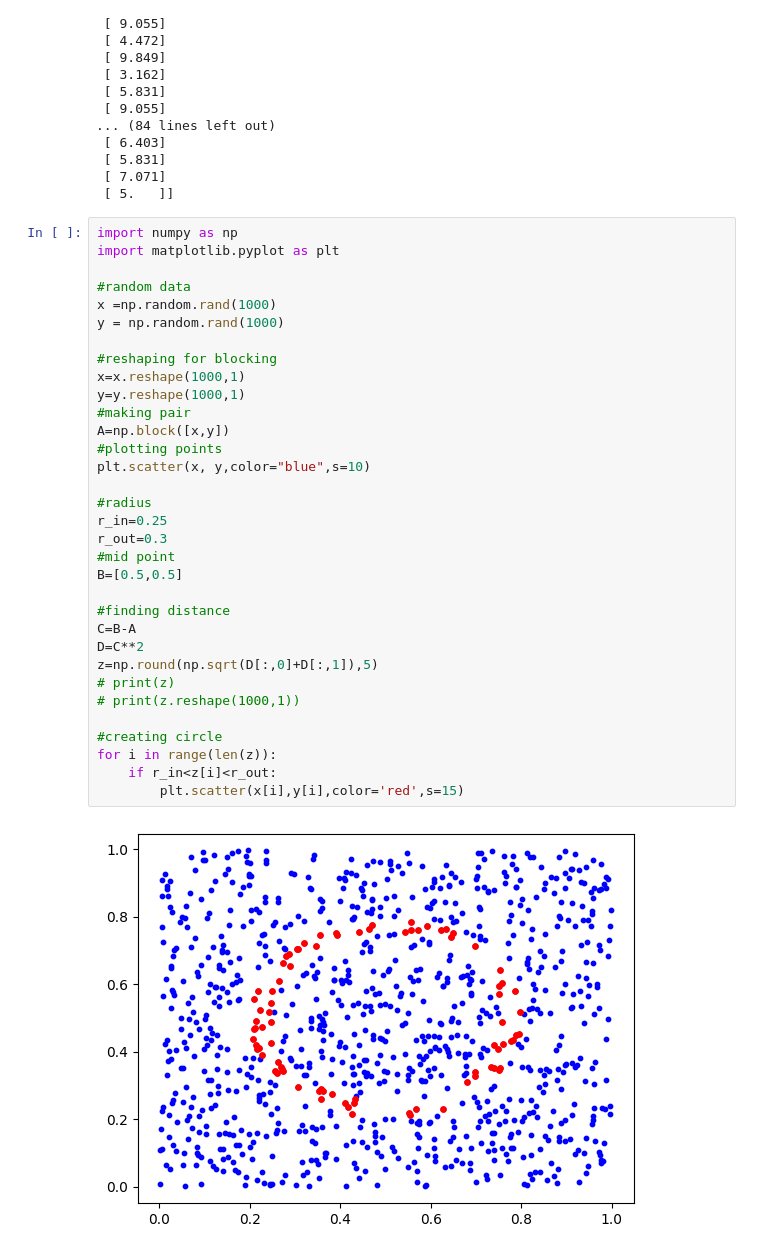
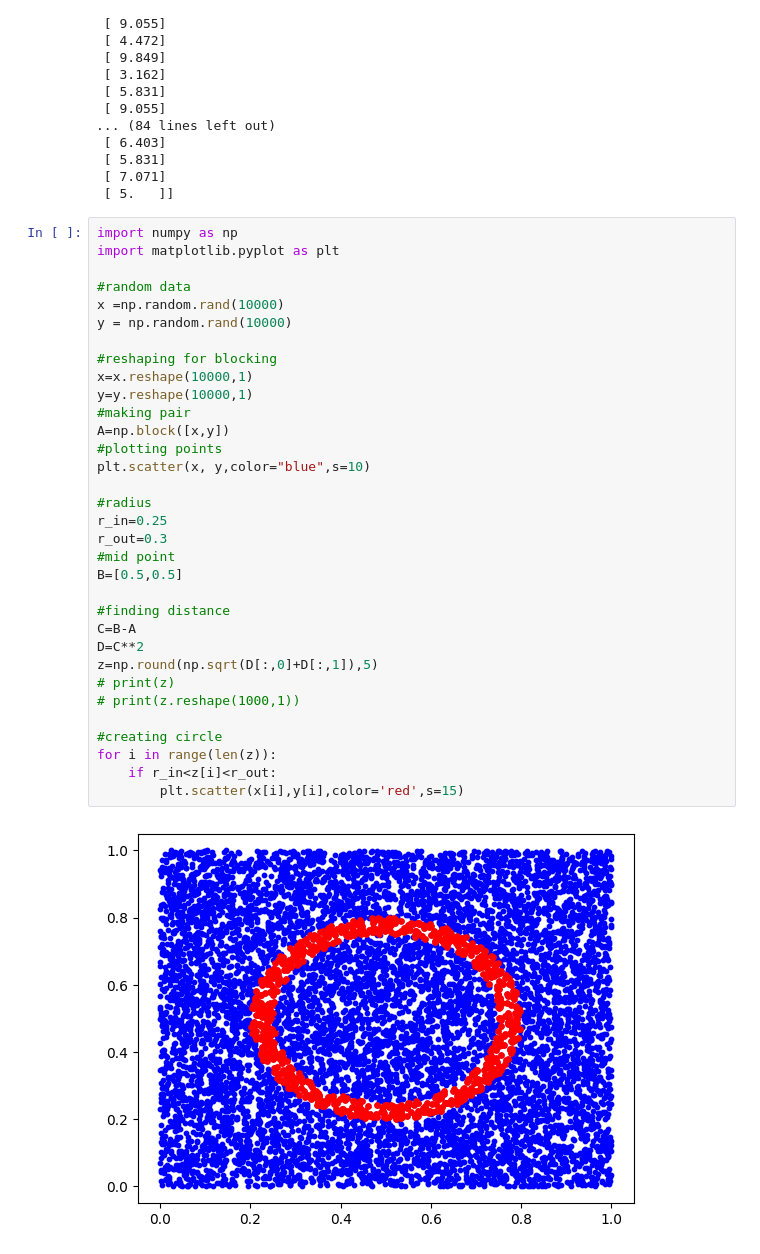
Before and after one commit to biswajit-github-2022/RKMVERI, a Jupyter notebook: IPYTHONNOTEBOOK/pds_class_16/hw.ipynb, the cells around one changed output. Cells and saved outputs as stored; diff of their text form.

```diff
--- a/IPYTHONNOTEBOOK/pds_class_16/hw.ipynb
+++ b/IPYTHONNOTEBOOK/pds_class_16/hw.ipynb
@@ -33,35 +33,35 @@ print(x.reshape(100,1))
 # %%
 import numpy as np
 import matplotlib.pyplot as plt
 
 #random data
-x =np.random.rand(1000)
-y = np.random.rand(1000)
+x =np.random.rand(10000)
+y = np.random.rand(10000)
 
 #reshaping for blocking
-x=x.reshape(1000,1)
-y=y.reshape(1000,1)
+x=x.reshape(10000,1)
+y=y.reshape(10000,1)
 #making pair
 A=np.block([x,y])
 #plotting points
 plt.scatter(x, y,color="blue",s=10)
 
 #radius
 r_in=0.25
 r_out=0.3
 #mid point
 B=[0.5,0.5]
 
 #finding distance
 C=B-A
 D=C**2
 z=np.round(np.sqrt(D[:,0]+D[:,1]),5)
 # print(z)
 # print(z.reshape(1000,1))
 
 #creating circle
 for i in range(len(z)):
     if r_in<z[i]<r_out:
         plt.scatter(x[i],y[i],color='red',s=15)
 # %% [output]
-[figure, old version]
+[figure, new version]
```
Also changed, not shown: parts of 4 cells of this notebook, 1 other file.
